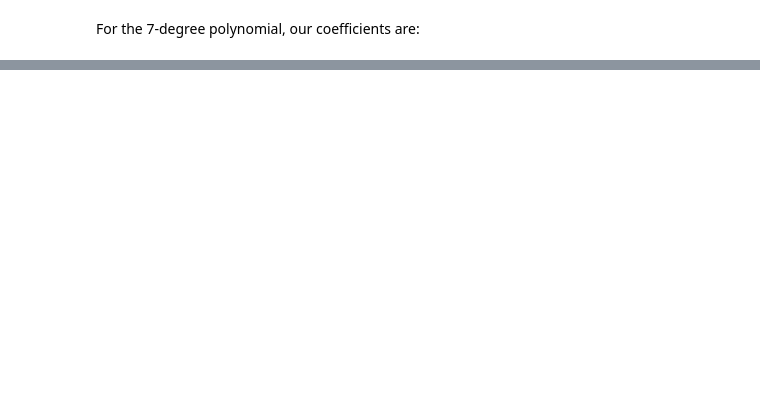
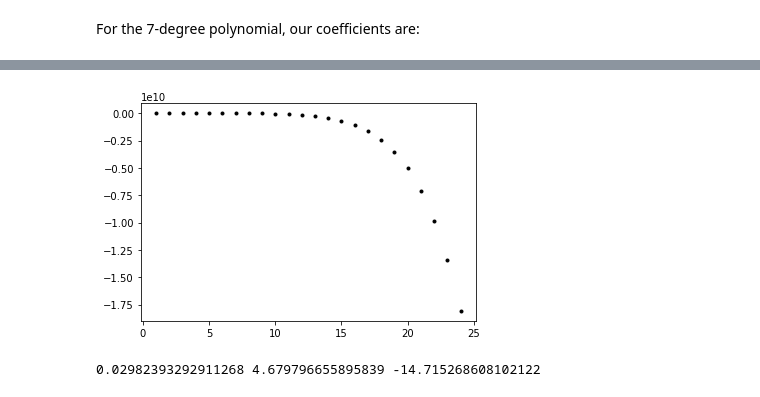
Before and after one commit to HFintan/MLS_project, a Jupyter notebook: Project.ipynb, the cells around one changed output, grey strips where cells are left out. Drawn from its saved outputs; the diff is of its cells as text; code cells hidden in the pictures; blank space fills up the shorter version.

```diff
--- a/Project.ipynb
+++ b/Project.ipynb
@@ -569,0 +582,12 @@ print(a7,b7,c7,d7,e7,f7,g7,h7)
+# %%
+for x in range(1,25):
+    plt.plot(x, -000003.941581283061136 * x * x * x * x * x * x * x + 0.0003440770101137519 * x * x * x * x * x * x -0.011534818188543508 * x * x * x * x * x + 0.1838315165430236 * x * x * x * x -1.4091946634530912 * x * x * x + 5.095745633022115 * x * x -7.582268967728165 * x
+ + 5.985976513515224,'k.')
+ #   plt.plot(x, 0.5 * x * x,'k.')
+plt.show()
+# %% [output]
+[figure, added]
+# %%
+print(a2,b2,c2)
+# %% [output]
+0.02982393292911268 4.679796655895839 -14.715268608102122
```
Also changed, not shown: parts of 32 cells of this notebook, 2 other files.
